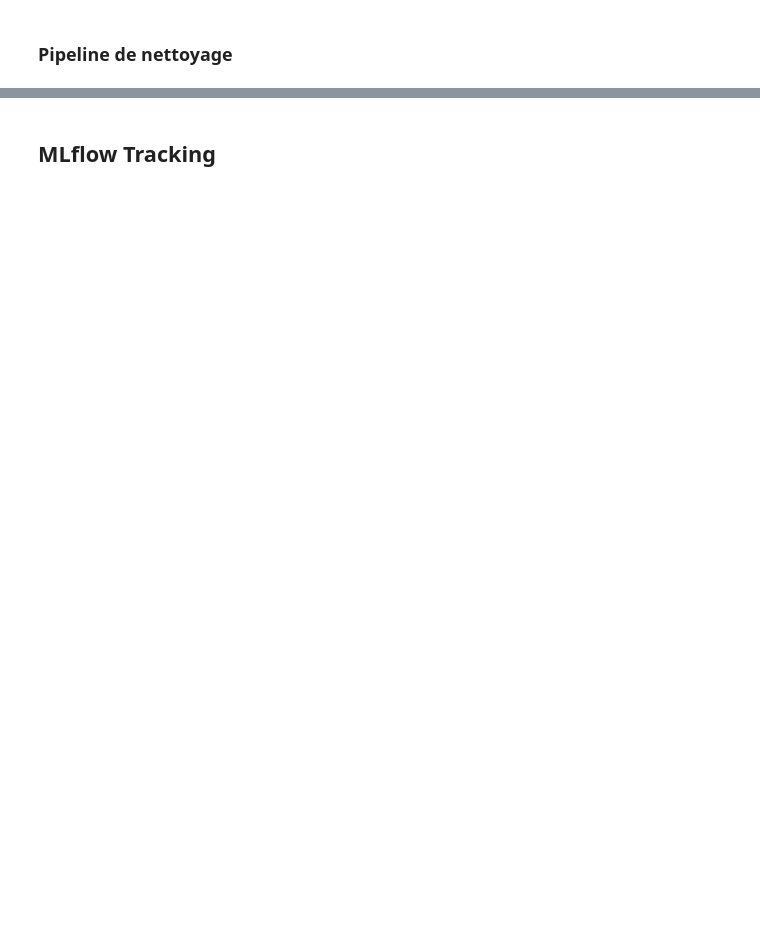
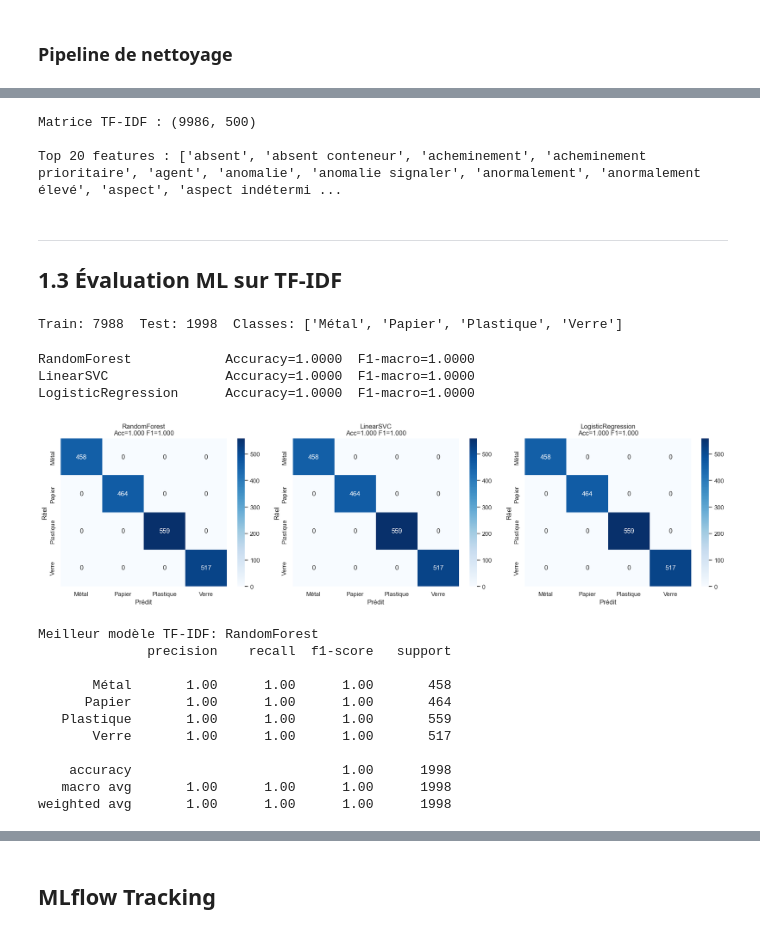
Before and after one commit to bob1x/ecoSmart, a Jupyter notebook: notebooks/TP7_NLP_EcoSmart.ipynb, the cells around one changed output, grey strips where cells are left out. Cells and saved outputs as stored; diff of their text form; code cells hidden in the pictures; blank space fills up the shorter version.

```diff
--- a/notebooks/TP7_NLP_EcoSmart.ipynb
+++ b/notebooks/TP7_NLP_EcoSmart.ipynb
@@ -60,0 +198,80 @@ from scipy.sparse import csr_matrix# NUMERIC ONLY modelXn_tr, Xn_te, yn_tr, yn_t
+# %%
+# TF-IDF with (1,2)-grams, max 500 features (as per TP)
+tfidf = TfidfVectorizer(ngram_range=(1, 2), max_features=500)
+X_tfidf = tfidf.fit_transform(df_clean["text_clean"])
+
+print(f"Matrice TF-IDF : {X_tfidf.shape}")
+print(f"\nTop 20 features : {tfidf.get_feature_names_out()[:20].tolist()}")
+# %% [output]
+Matrice TF-IDF : (9986, 500)
+
+Top 20 features : ['absent', 'absent conteneur', 'acheminement', 'acheminement prioritaire', 'agent', 'anomalie', 'anomalie signaler', 'anormalement', 'anormalement élevé', 'aspect', 'aspect indétermi ...
+# %% [markdown]
+---
+## 1.3 Évaluation ML sur TF-IDF
+# %%
+# Encode labels + split
+le = LabelEncoder()
+y = le.fit_transform(df_clean["Categorie"].values)
+classes = le.classes_
+
+X_tr, X_te, y_tr, y_te = train_test_split(
+    X_tfidf, y, test_size=0.20, random_state=42, stratify=y
+)
+print(f"Train: {X_tr.shape[0]}  Test: {X_te.shape[0]}  Classes: {list(classes)}")
+# %% [output]
+Train: 7988  Test: 1998  Classes: ['Métal', 'Papier', 'Plastique', 'Verre']
+# %%
+# Train classifiers on TF-IDF
+tfidf_results = {}
+
+models_tfidf = {
+    "RandomForest": RandomForestClassifier(n_estimators=200, random_state=42, n_jobs=-1),
+    "LinearSVC": LinearSVC(max_iter=2000, random_state=42),
+    "LogisticRegression": LogisticRegression(max_iter=1000, random_state=42),
+}
+
+for name, clf in models_tfidf.items():
+    clf.fit(X_tr, y_tr)
+    preds = clf.predict(X_te)
+    acc = accuracy_score(y_te, preds)
+    f1 = f1_score(y_te, preds, average="macro")
+    cm = confusion_matrix(y_te, preds)
+    tfidf_results[name] = {"acc": acc, "f1": f1, "cm": cm, "clf": clf, "preds": preds}
+    print(f"{name:<22s}  Accuracy={acc:.4f}  F1-macro={f1:.4f}")
+# %% [output]
+RandomForest            Accuracy=1.0000  F1-macro=1.0000
+LinearSVC               Accuracy=1.0000  F1-macro=1.0000
+LogisticRegression      Accuracy=1.0000  F1-macro=1.0000
+# %%
+# Confusion matrices
+fig, axes = plt.subplots(1, len(tfidf_results), figsize=(6*len(tfidf_results), 5))
+if len(tfidf_results) == 1:
+    axes = [axes]
+
+for ax, (name, r) in zip(axes, tfidf_results.items()):
+    sns.heatmap(r["cm"], annot=True, fmt="d", cmap="Blues",
+                xticklabels=classes, yticklabels=classes, ax=ax)
+    ax.set_title(f"{name}\nAcc={r['acc']:.3f} F1={r['f1']:.3f}")
+    ax.set_xlabel("Prédit"); ax.set_ylabel("Réel")
+
+plt.tight_layout()
+plt.show()
+
+# Best TF-IDF model report
+best_tfidf = max(tfidf_results, key=lambda k: tfidf_results[k]["f1"])
+print(f"\nMeilleur modèle TF-IDF: {best_tfidf}")
+print(classification_report(y_te, tfidf_results[best_tfidf]["preds"], target_names=classes))
+# %% [output]
+[figure, added]
+Meilleur modèle TF-IDF: RandomForest
+              precision    recall  f1-score   support
+
+       Métal       1.00      1.00      1.00       458
+      Papier       1.00      1.00      1.00       464
+   Plastique       1.00      1.00      1.00       559
+       Verre       1.00      1.00      1.00       517
+
+    accuracy                           1.00      1998
+   macro avg       1.00      1.00      1.00      1998
+weighted avg       1.00      1.00      1.00      1998
```
Also changed, not shown: parts of 41 cells of this notebook, 7 other files.
